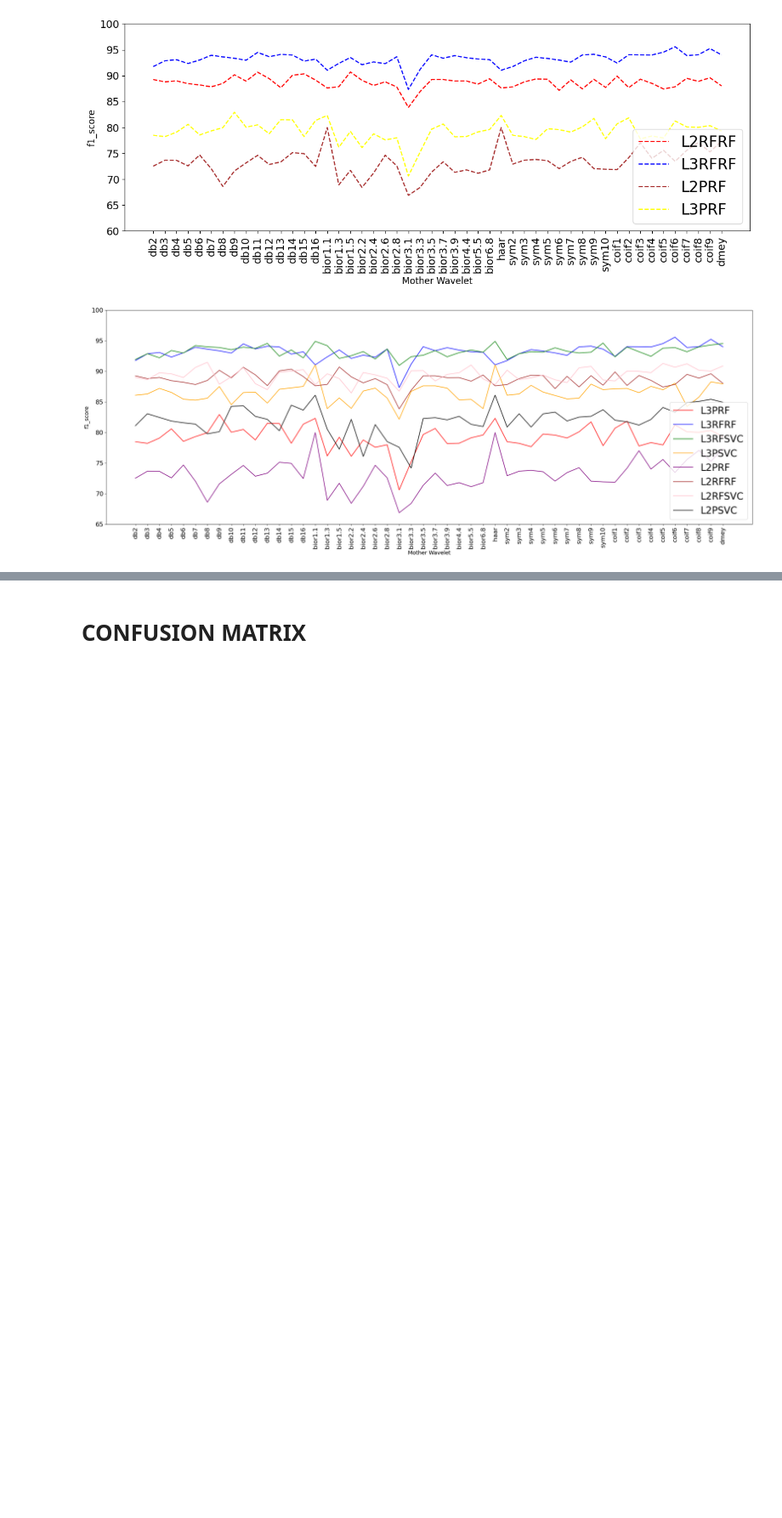
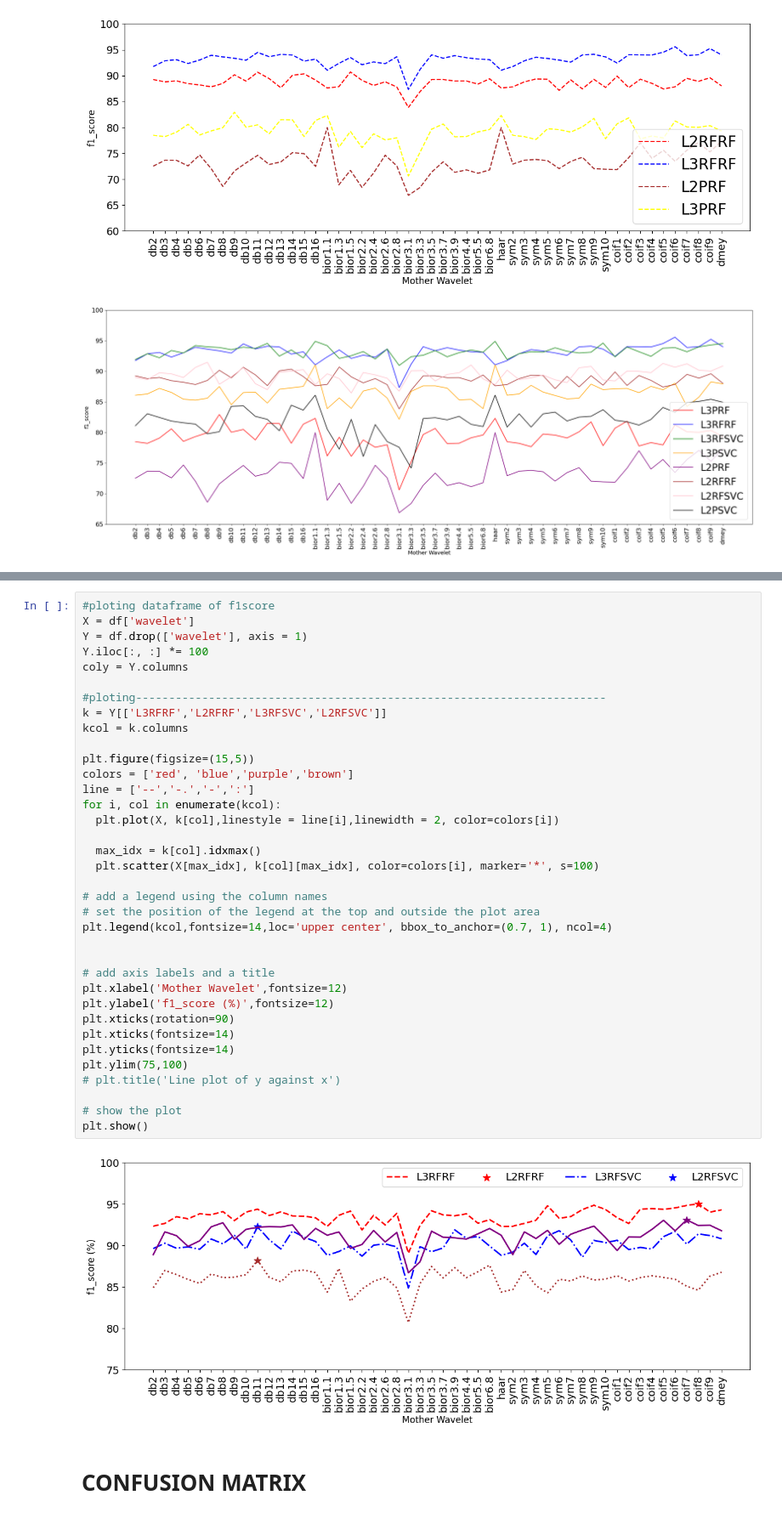
Before and after one commit to AbbasHussain72/Wavelet-featre-extraction-, a Jupyter notebook: current_wavelet_Transform_Technique.ipynb, the cells around one changed output, grey strips where cells are left out. Shown at 85% size. Saved outputs shown, nothing was run; the diff lists cells and outputs as text; blank space fills up the shorter version.

```diff
--- a/current_wavelet_Transform_Technique.ipynb
+++ b/current_wavelet_Transform_Technique.ipynb
@@ -861,3 +944,41 @@ Ascore.head()
+# %%
+#ploting dataframe of f1score
+X = df['wavelet']
+Y = df.drop(['wavelet'], axis = 1)
+Y.iloc[:, :] *= 100
+coly = Y.columns
+
+#ploting-----------------------------------------------------------------------
+k = Y[['L3RFRF','L2RFRF','L3RFSVC','L2RFSVC']]
+kcol = k.columns
+
+plt.figure(figsize=(15,5))
+colors = ['red', 'blue','purple','brown']
+line = ['--','-.','-',':']
+for i, col in enumerate(kcol):
+  plt.plot(X, k[col],linestyle = line[i],linewidth = 2, color=colors[i])
+
+  max_idx = k[col].idxmax()
+  plt.scatter(X[max_idx], k[col][max_idx], color=colors[i], marker='*', s=100)
+
+# add a legend using the column names
+# set the position of the legend at the top and outside the plot area
+plt.legend(kcol,fontsize=14,loc='upper center', bbox_to_anchor=(0.7, 1), ncol=4)
+
+
+# add axis labels and a title
+plt.xlabel('Mother Wavelet',fontsize=12)
+plt.ylabel('f1_score (%)',fontsize=12)
+plt.xticks(rotation=90)
+plt.xticks(fontsize=14)
+plt.yticks(fontsize=14)
+plt.ylim(75,100)
+# plt.title('Line plot of y against x')
+
+# show the plot
+plt.show()
+# %% [output]
+[figure, added]
 # %% [markdown]
 # CONFUSION MATRIX
 # %%
```
Also changed, not shown: parts of 17 cells of this notebook.
